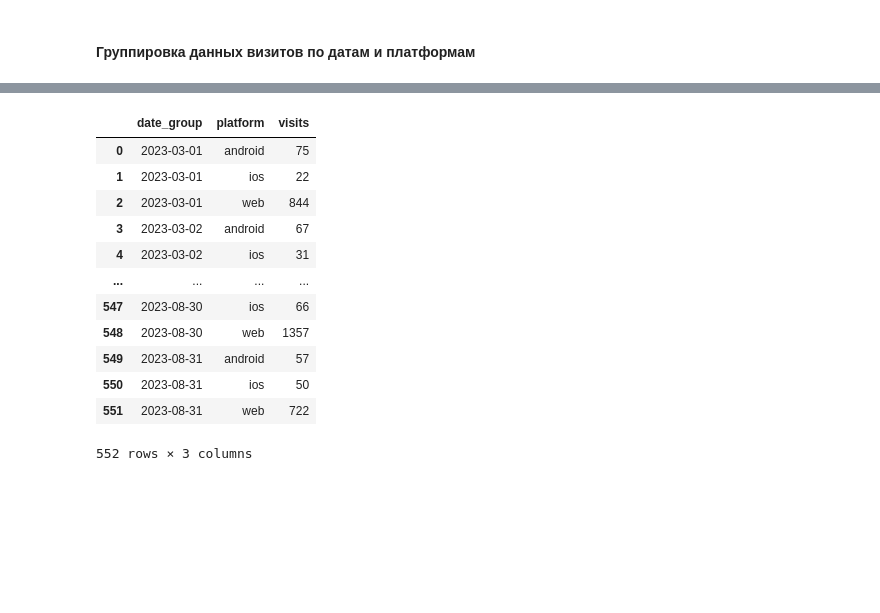
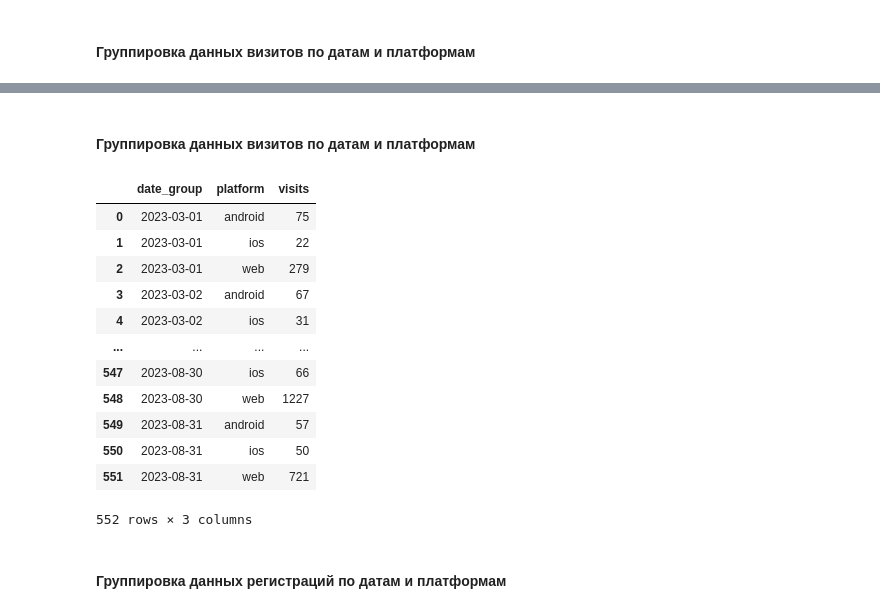
Before and after one commit to paalso/python-for-data-analysts-project-100, a Jupyter notebook: charts_project.ipynb, the cells around one changed output, grey strips where cells are left out. Cells and saved outputs as stored; diff of their text form; code cells hidden in the pictures; blank space fills up the shorter version.

Commit message:
Merge visits and registrations, and figure out conversion

```diff
--- a/charts_project.ipynb
+++ b/charts_project.ipynb
@@ -73,7 +77,3 @@ visits.head(3)
 | 0 | 1de9ea66-70d3-4a1f-8735-df5ef7697fb9 | web | Mozilla/5.0 (Windows NT 10.0; Win... | 2023-03-01 10:36:22 |
 | 1 | f149f542-e935-4870-9734-6b4501eaf614 | web | Mozilla/5.0 (Windows NT 10.0; WOW... | 2023-03-01 06:25:00 |
 | 2 | 08f0ebd4-950c-4dd9-8e97-b5bdf073eed1 | web | Mozilla/5.0 (Macintosh; Intel Mac... | 2023-03-01 10:26:13 |
-# %%
-# Преобразование datetime к date, что более уместно для наших задач
-visits['date'] = pd.to_datetime(visits.pop('datetime')).dt.date
-visits.head(3)
@@ -181,0 +175,15 @@ visits_withot_bots = visits[~visits.user_agent.str.contains('bot')]
+# %%
+def prepare_visits_data(visits):
+    # Визиты ботов не должны влиять на расчет конверсии
+    prepared_visits = visits[~visits.user_agent.str.contains('bot')].copy()
+
+    # Преобразование datetime -> date
+    prepared_visits['date'] = pd.to_datetime(prepared_visits.pop('datetime')).dt.date
+
+    # Пользователи могли заходить на сайт несколько раз, прежде чем зарегистрироваться.
+    # Оставить последний визит для каждого visit_id
+    prepared_visits.sort_values(by=['visit_id', 'date'], ascending=[True, False], inplace=True)
+    prepared_visits = prepared_visits.drop_duplicates(subset='visit_id', keep='first')
+
+    prepared_visits.sort_values(by='date', inplace=True)
+    return prepared_visits
@@ -181,0 +197,3 @@ visits_withot_bots = visits[~visits.user_agent.str.contains('bot')]
+# %%
+prepared_visits = prepare_visits_data(visits)
+prepared_visits
@@ -182,19 +231,23 @@ visits_withot_bots = visits[~visits.user_agent.str.contains('bot')]
+# %% [markdown]
+#### Группировка данных визитов по датам и платформам
 # %%
-visits_grouped = visits_withot_bots.groupby(['date','platform']).agg(visits=('visit_id', 'size')).reset_index()
-visits_grouped.rename(columns={'date': 'date_group'}, inplace=True)
-visits_grouped
+grouped_visits = prepared_visits.groupby(['date','platform']).agg(visits=('visit_id', 'size')).reset_index()
+grouped_visits.rename(columns={'date': 'date_group'}, inplace=True)
+grouped_visits
 # %% [output]
 |  | date_group | platform | visits |
 | 0 | 2023-03-01 | android | 75 |
 | 1 | 2023-03-01 | ios | 22 |
-| 2 | 2023-03-01 | web | 844 |
+| 2 | 2023-03-01 | web | 279 |
 | 3 | 2023-03-02 | android | 67 |
 | 4 | 2023-03-02 | ios | 31 |
 | ... | ... | ... | ... |
 | 547 | 2023-08-30 | ios | 66 |
-| 548 | 2023-08-30 | web | 1357 |
+| 548 | 2023-08-30 | web | 1227 |
 | 549 | 2023-08-31 | android | 57 |
 | 550 | 2023-08-31 | ios | 50 |
-| 551 | 2023-08-31 | web | 722 |
+| 551 | 2023-08-31 | web | 721 |
 552 rows × 3 columns
+# %% [markdown]
+#### Группировка данных регистраций по датам и платформам
 # %%
```
Also changed, not shown: parts of 23 cells of this notebook, 2 other files.
